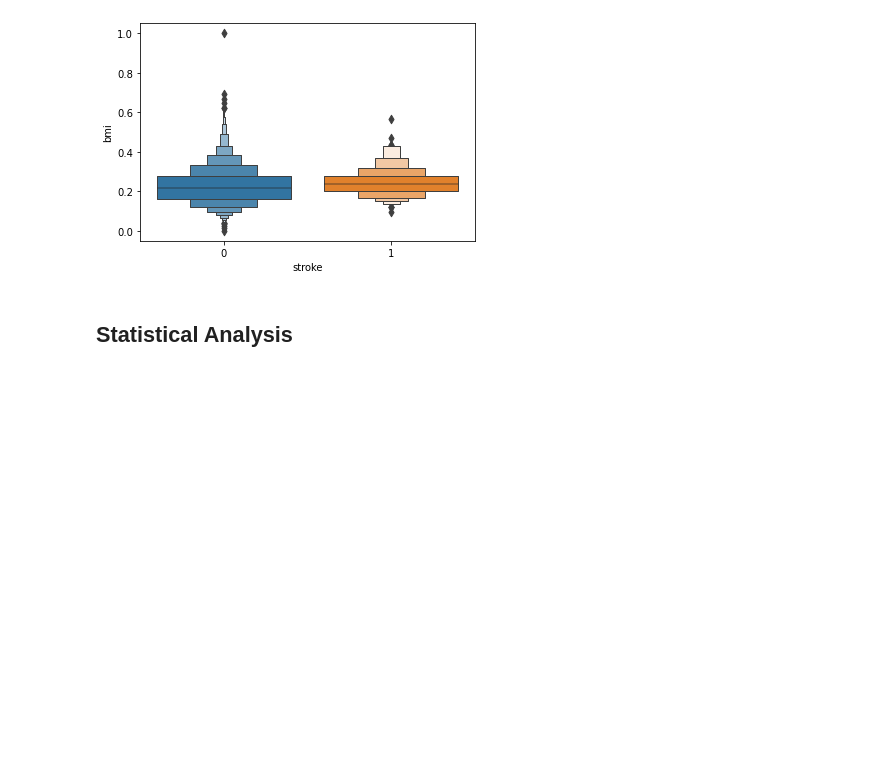
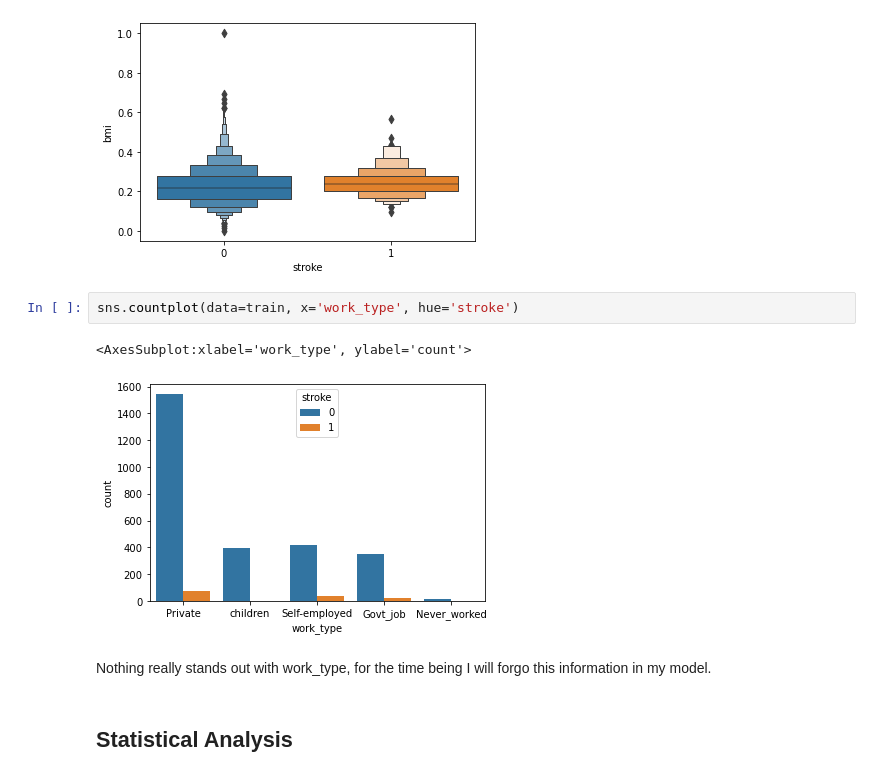
Before and after one commit to mdalton87/stroke_prediction, a Jupyter notebook: stroke.ipynb, the cells around one changed output. Drawn from its saved outputs; the diff is of its cells as text; blank space fills up the shorter version.

Commit message:
begin modeling, updated readme

```diff
--- a/stroke.ipynb
+++ b/stroke.ipynb
@@ -405,6 +425,13 @@ sns.boxenplot(data=train, y='bmi', x='stroke')
 # %% [output]
 <AxesSubplot:xlabel='stroke', ylabel='bmi'>
 [figure]
+# %%
+sns.countplot(data=train, x='work_type', hue='stroke')
+# %% [output]
+<AxesSubplot:xlabel='work_type', ylabel='count'>
+[figure, added]
+# %% [markdown]
+Nothing really stands out with work_type, for the time being I will forgo this information in my model.
 # %% [markdown]
 ## Statistical Analysis
 # %% [markdown]
```
Also changed, not shown: parts of 23 cells of this notebook, 1 other file.
